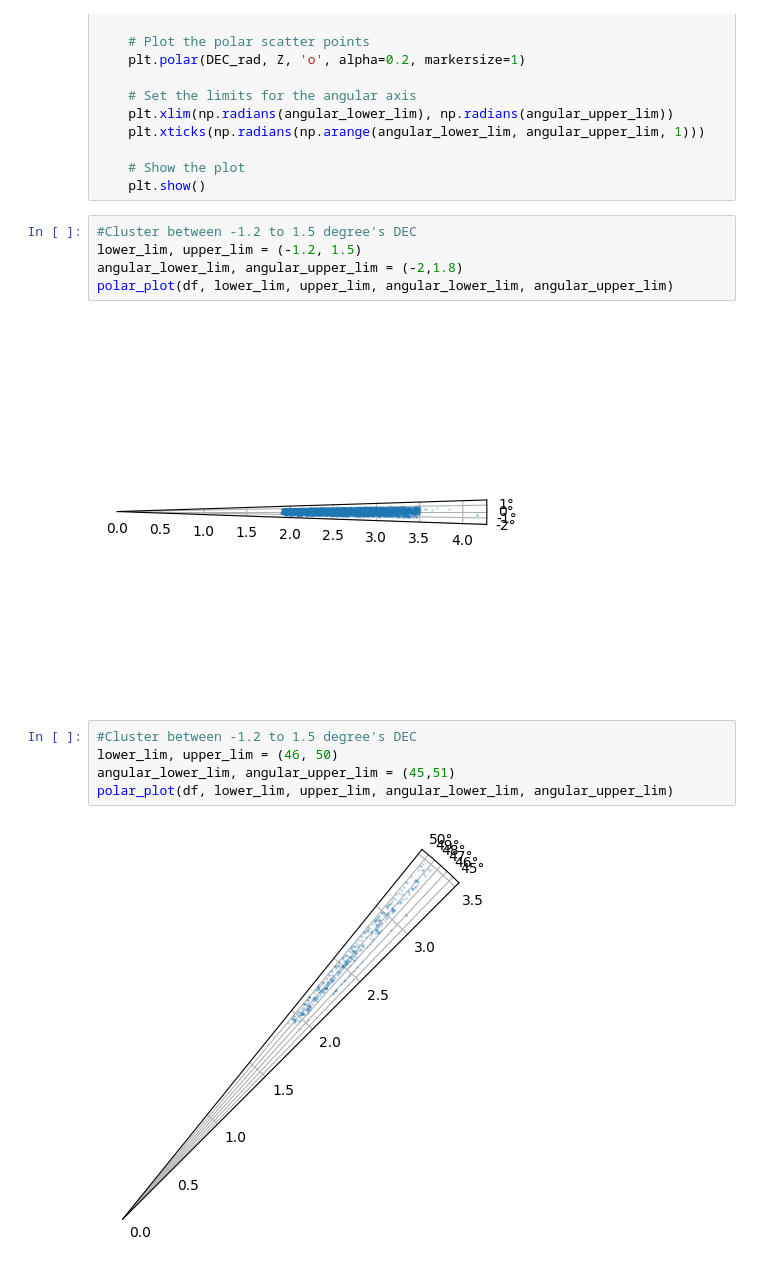
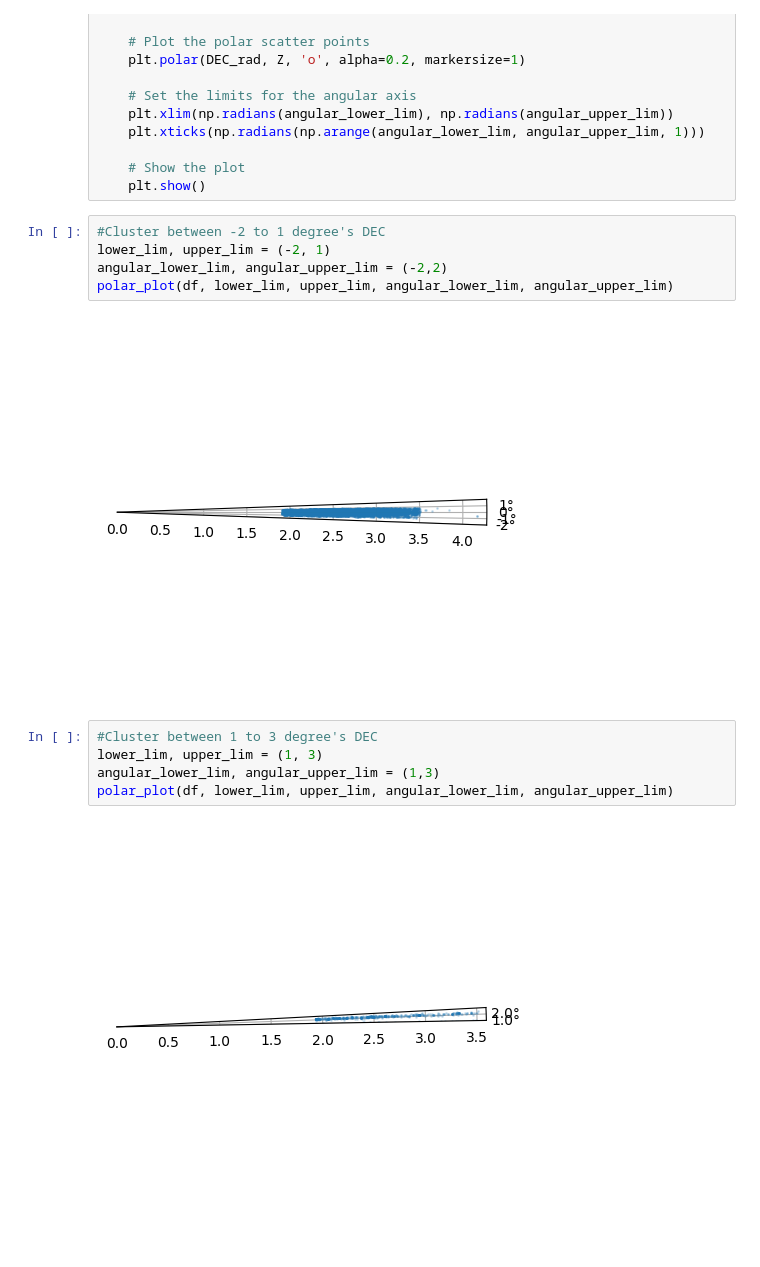
Before and after one commit to MuhammadArshad123/dark-energy-protocluster, a Jupyter notebook: analysis.ipynb, the cells around one changed output. Saved outputs shown, nothing was run; the diff lists cells and outputs as text; blank space fills up the shorter version.

Commit message:
Fixed plots

```diff
--- a/analysis.ipynb
+++ b/analysis.ipynb
@@ -64,16 +64,16 @@ def polar_plot(df, lower_lim, upper_lim, angular_lower_lim, angular_upper_lim):
     # Show the plot
     plt.show()
 # %%
-#Cluster between -1.2 to 1.5 degree's DEC
-lower_lim, upper_lim = (-1.2, 1.5)
-angular_lower_lim, angular_upper_lim = (-2,1.8)
+#Cluster between -2 to 1 degree's DEC
+lower_lim, upper_lim = (-2, 1)
+angular_lower_lim, angular_upper_lim = (-2,2)
 polar_plot(df, lower_lim, upper_lim, angular_lower_lim, angular_upper_lim)
 # %% [output]
-[figure, old version]
+[figure, new version]
 # %%
-#Cluster between -1.2 to 1.5 degree's DEC
-lower_lim, upper_lim = (46, 50)
-angular_lower_lim, angular_upper_lim = (45,51)
+#Cluster between 1 to 3 degree's DEC
+lower_lim, upper_lim = (1, 3)
+angular_lower_lim, angular_upper_lim = (1,3)
 polar_plot(df, lower_lim, upper_lim, angular_lower_lim, angular_upper_lim)
 # %% [output]
-[figure, old version]
+[figure, new version]
```
